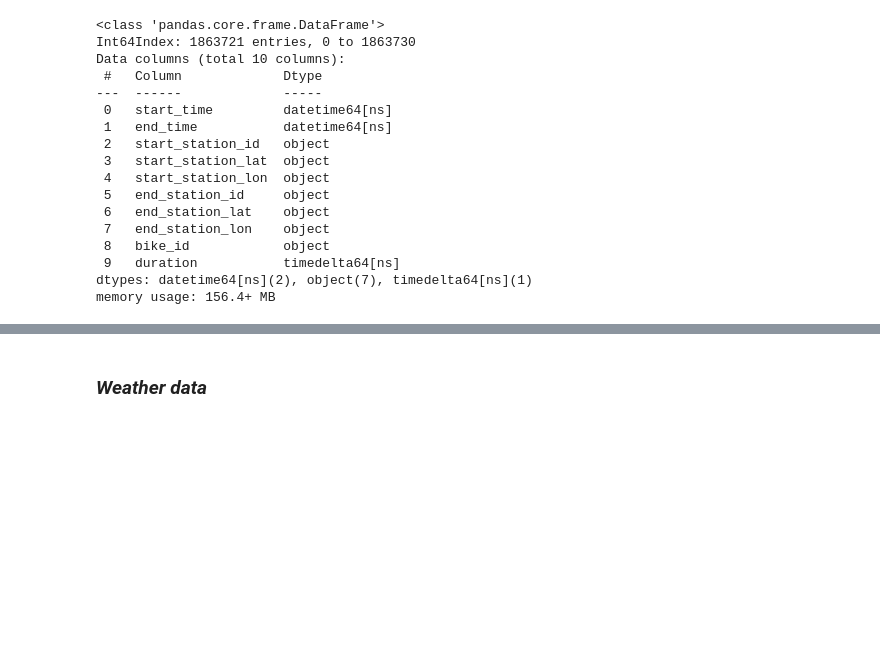
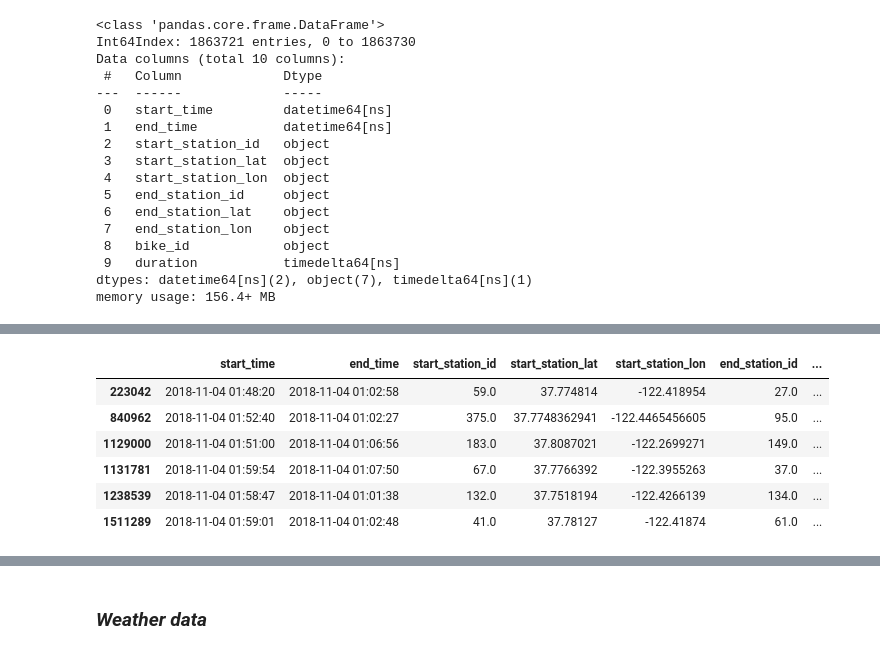
Before and after one commit to darebakdavca/Team_Project_DSML, a Jupyter notebook: Notebooks/3_Data_Preparation.ipynb, the cells around one changed output, grey strips where cells are left out. Cells and saved outputs as stored; diff of their text form; code cells hidden in the pictures; blank space fills up the shorter version.

```diff
--- a/Notebooks/3_Data_Preparation.ipynb
+++ b/Notebooks/3_Data_Preparation.ipynb
@@ -213,0 +201,13 @@ print(positive_values)
+# %%
+# show negative duration values
+negative_values = baywheels_df[baywheels_df['duration'] < pd.Timedelta(0)]
+negative_values #the durations are negative because of the change between summer time and
+                #winter time at Sunday 4th November
+# %% [output]
+|  | start_time | end_time | start_station_id | start_station_lat | start_station_lon | end_station_id | ... |
+| 223042 | 2018-11-04 01:48:20 | 2018-11-04 01:02:58 | 59.0 | 37.774814 | -122.418954 | 27.0 | ... |
+| 840962 | 2018-11-04 01:52:40 | 2018-11-04 01:02:27 | 375.0 | 37.7748362941 | -122.4465456605 | 95.0 | ... |
+| 1129000 | 2018-11-04 01:51:00 | 2018-11-04 01:06:56 | 183.0 | 37.8087021 | -122.2699271 | 149.0 | ... |
+| 1131781 | 2018-11-04 01:59:54 | 2018-11-04 01:07:50 | 67.0 | 37.7766392 | -122.3955263 | 37.0 | ... |
+| 1238539 | 2018-11-04 01:58:47 | 2018-11-04 01:01:38 | 132.0 | 37.7518194 | -122.4266139 | 134.0 | ... |
+| 1511289 | 2018-11-04 01:59:01 | 2018-11-04 01:02:48 | 41.0 | 37.78127 | -122.41874 | 61.0 | ... |
```
Also changed, not shown: parts of 19 cells of this notebook.
